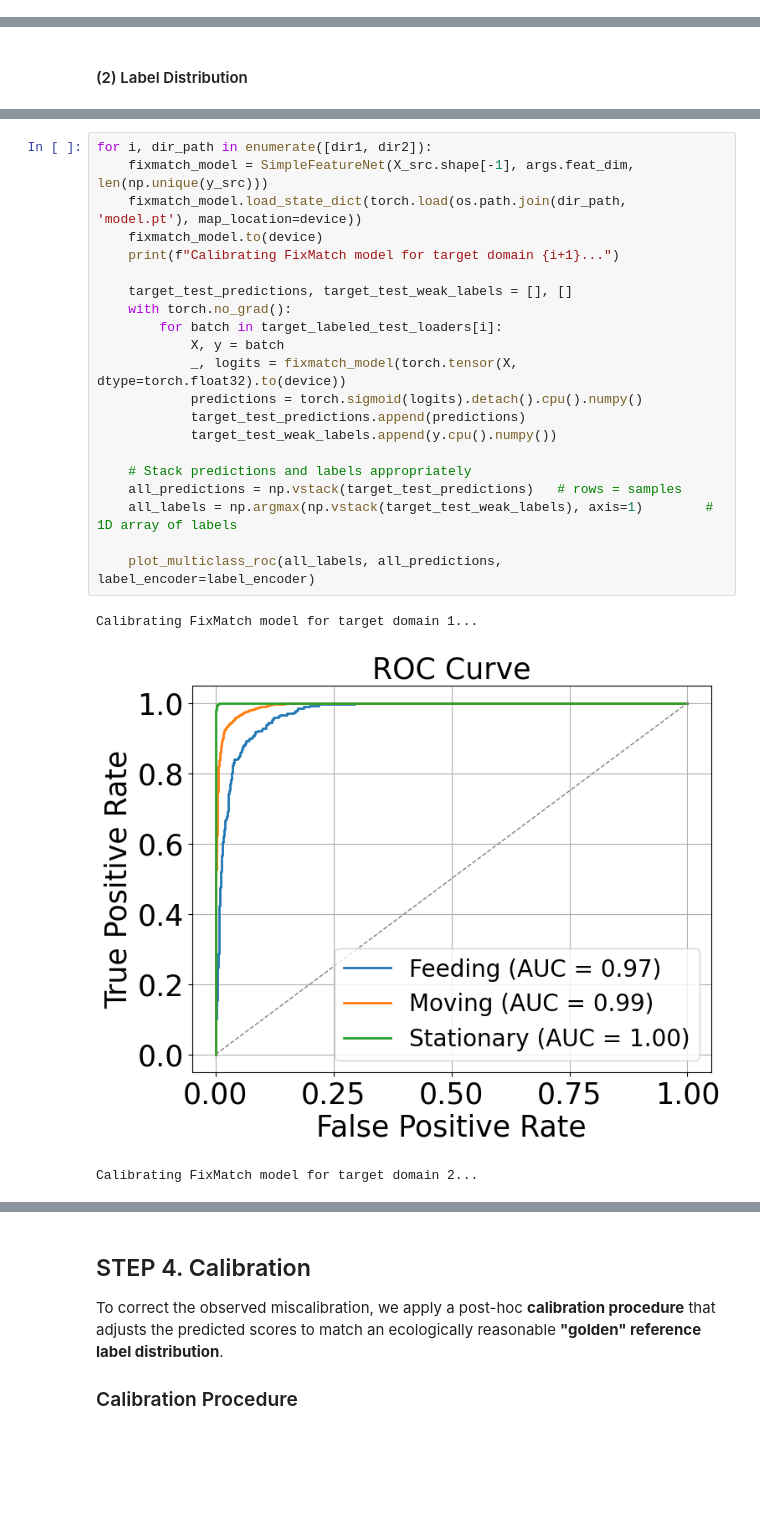
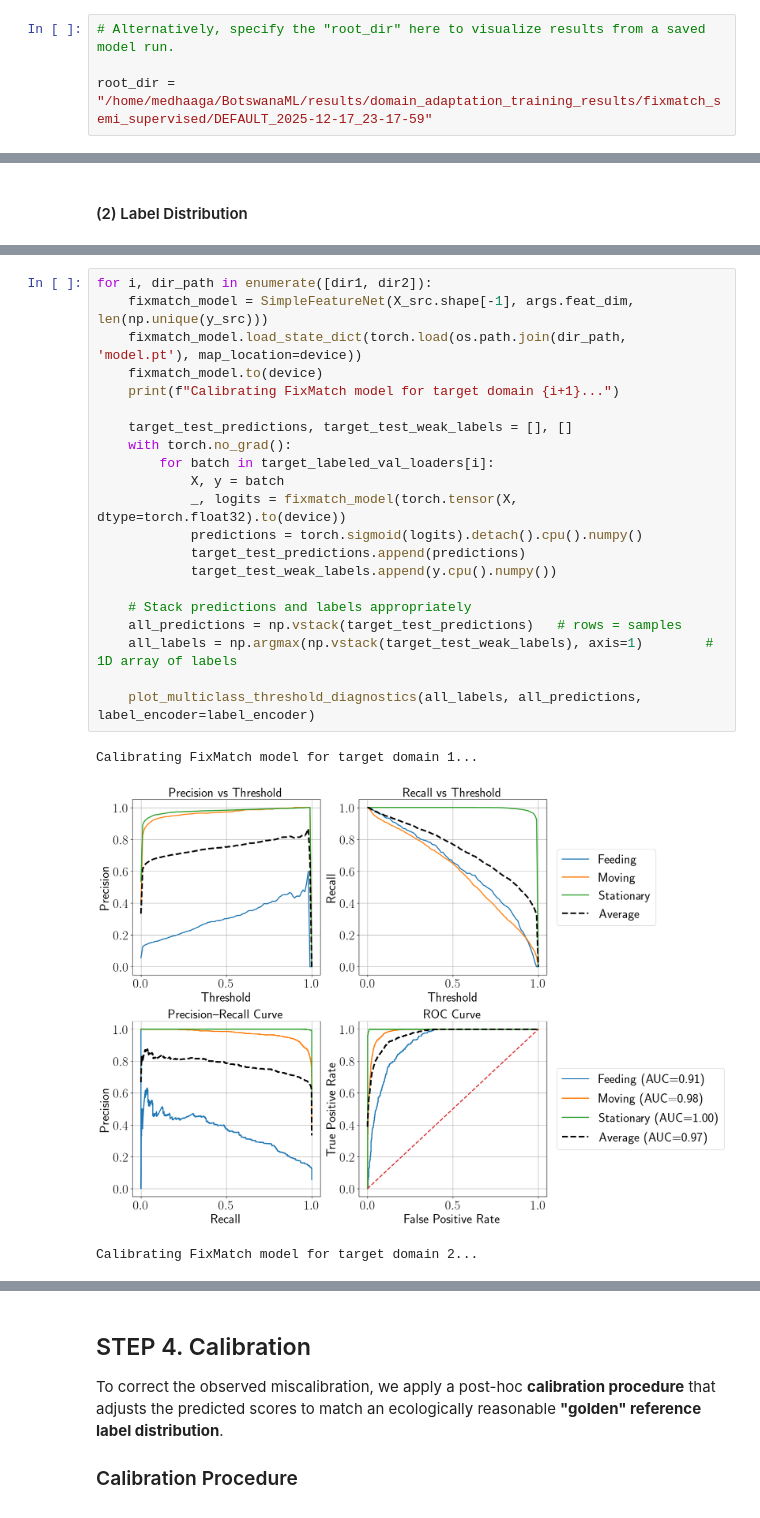
Before and after one commit to medhaaga/BotswanaML, a Jupyter notebook: notebooks/WeakLabels_model.ipynb, the cells around one changed output, grey strips where cells are left out. Saved outputs shown, nothing was run; the diff lists cells and outputs as text; blank space fills up the shorter version.

```diff
--- a/notebooks/WeakLabels_model.ipynb
+++ b/notebooks/WeakLabels_model.ipynb
@@ -585,6 +602,10 @@ The evaluation focuses on two main areas: test-set performance and distribution
 #### (1) Confusion Matrices
 # %% [markdown]
 Plotting confusion matrices for the two models on held-out validation set of the source data.
+# %%
+# Alternatively, specify the "root_dir" here to visualize results from a saved model run.
+
+root_dir = "/home/medhaaga/BotswanaML/results/domain_adaptation_training_results/fixmatch_semi_supervised/DEFAULT_2025-12-17_23-17-59"
 # %%
 dir1 = os.path.join(root_dir, "target1")
 dir2 = os.path.join(root_dir, "target2")
@@ -680,25 +717,25 @@ Predicted class % occurrence:
 # %%
 for i, dir_path in enumerate([dir1, dir2]):
     fixmatch_model = SimpleFeatureNet(X_src.shape[-1], args.feat_dim, len(np.unique(y_src)))
     fixmatch_model.load_state_dict(torch.load(os.path.join(dir_path, 'model.pt'), map_location=device))
     fixmatch_model.to(device)
     print(f"Calibrating FixMatch model for target domain {i+1}...")
 
     target_test_predictions, target_test_weak_labels = [], []
     with torch.no_grad():
-        for batch in target_labeled_test_loaders[i]:
+        for batch in target_labeled_val_loaders[i]:
             X, y = batch
             _, logits = fixmatch_model(torch.tensor(X, dtype=torch.float32).to(device))
             predictions = torch.sigmoid(logits).detach().cpu().numpy()
             target_test_predictions.append(predictions)
             target_test_weak_labels.append(y.cpu().numpy())
 
     # Stack predictions and labels appropriately
     all_predictions = np.vstack(target_test_predictions)   # rows = samples
     all_labels = np.argmax(np.vstack(target_test_weak_labels), axis=1)        # 1D array of labels
 
-    plot_multiclass_roc(all_labels, all_predictions, label_encoder=label_encoder)
+    plot_multiclass_threshold_diagnostics(all_labels, all_predictions, label_encoder=label_encoder)
 # %% [output]
 Calibrating FixMatch model for target domain 1...
-[figure, old version]
+[figure, new version]
 Calibrating FixMatch model for target domain 2...
```
Also changed, not shown: parts of 15 cells of this notebook, 10 other files.
